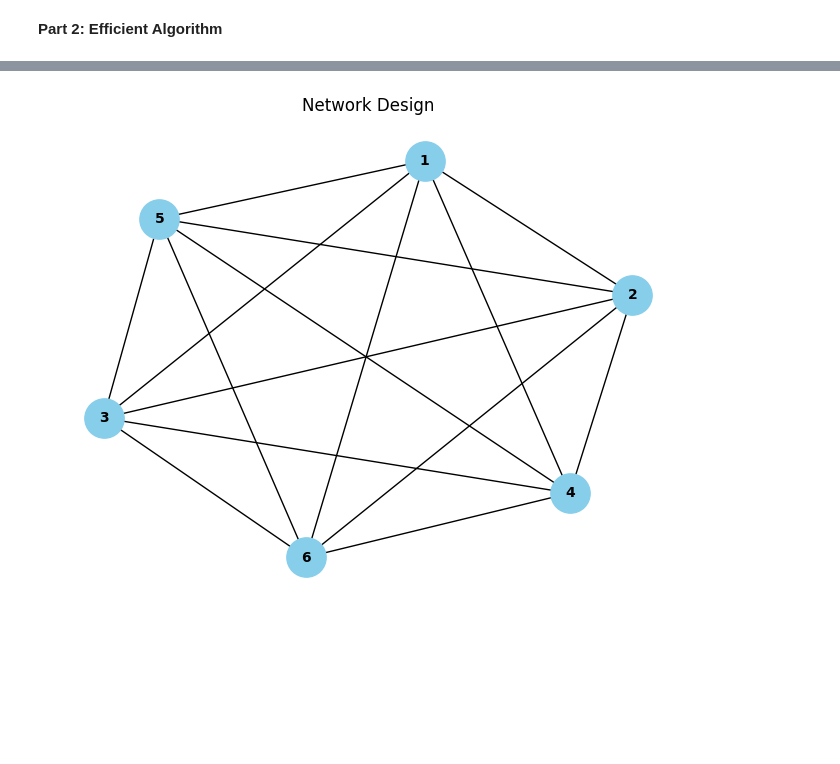
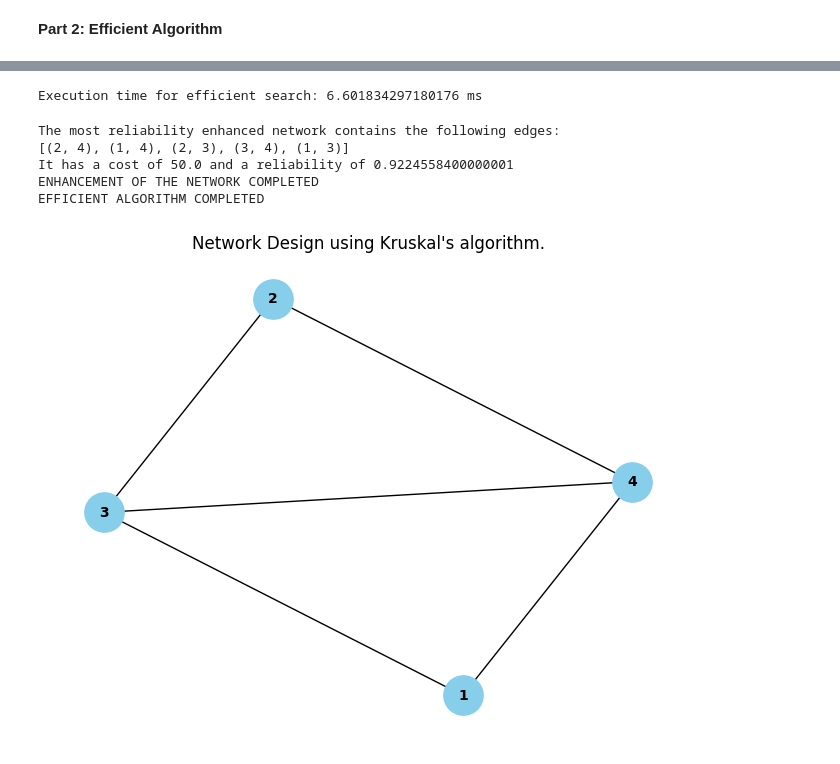
Before and after one commit to rambodazimi/Reliable-Network-Design, a Jupyter notebook: ecse422_project.ipynb, the cells around one changed output, grey strips where cells are left out. Saved outputs shown, nothing was run; the diff lists cells and outputs as text; code cells hidden in the pictures; blank space fills up the shorter version.

```diff
--- a/ecse422_project.ipynb
+++ b/ecse422_project.ipynb
@@ -67,10 +67,10 @@ def read_numbers_from_file(filename):
 
   return N, reliability_matrix, cost_matrix
 
-filename = "6_city.txt"
+filename = "4_city.txt"
 N, reliability_matrix, cost_matrix = read_numbers_from_file(filename)
 # Maximum cost for the network
-cost_limit = 10000
+cost_limit = 50
 
 print("N:", N)
 print("Reliability Matrix:", reliability_matrix)
@@ -342,6 +359,20 @@ def create_edge_info_list(cost_matrix, reliability_matrix):
       start += 1
       j = start + 1
   return edge_info_list
+
+#find reliability of enhanced network reliability
+def find_enhanced_reliability(edges_list, sorted_list) :
+  binary_digits = ['0'] * len(reliability_matrix)
+  for i in edges_list :
+    curr_edge = sorted_list[i][0]
+    starting_index = 0
+    for j in range(curr_edge[0]-1) :
+      starting_index += (N-j-1)
+    curr_index = starting_index + (curr_edge[1] - curr_edge[0] - 1)
+    binary_digits[curr_index] = '1'
+  binary = ''.join(binary_digits)
+  reliability = calculate_reliability(binary)
+  return reliability
 # %%
 #create adjacency matrix of network using Kruskal's algorithm
 #returns the resulting adjacency matrix, its cost and reliability,
@@ -443,20 +497,41 @@ The most reliability network has reliability of 0.7026050304 with total cost of
+# %%
+# END OF TIMER FOR EFFICIENT SEARCH
+end_time_efficient = time.time()
+
+total_time_efficient = end_time_efficient - start_time_efficient
+print("Execution time for efficient search:", total_time_efficient * 100, "ms")
+# %% [output]
+Execution time for efficient search: 6.601834297180176 ms
 # %%
 import networkx as nx
 import matplotlib.pyplot as plt
 
 # Add edges from adjacency matrix to list of tuples representing edges
-edges = []
-for i in range(len(selected_edges_indices)):
-  edges.append(sorted_list[i][0])
+if kruskal_reliability > 0.0 :
+  edges = []
+  for i in selected_edges_indices:
+    edges.append(sorted_list[i][0])
 
-# Create an empty graph
-G = nx.Graph()
-# Add edges to the graph
-G.add_edges_from(edges)
+  print("The most reliability enhanced network contains the following edges:")
+  print(edges)
+  print("It has a cost of " +str(network_cost)+ " and a reliability of " +str(network_reliability))
+  print("ENHANCEMENT OF THE NETWORK COMPLETED")
+  print("EFFICIENT ALGORITHM COMPLETED")
+  print("")
 
-# Draw the graph
-nx.draw(G, with_labels=True, node_color='skyblue', node_size=800, font_size=10, font_weight='bold')
-plt.title('Network Design')
-plt.show()
+  # Create an empty graph
+  G = nx.Graph()
+  # Add edges to the graph
+  G.add_edges_from(edges)
+
+  # Draw the graph
+  nx.draw(G, with_labels=True, node_color='skyblue', node_size=800, font_size=10, font_weight='bold')
+  plt.title('Network Design using Kruskal\'s algorithm.')
+  plt.show()
 # %% [output]
+The most reliability enhanced network contains the following edges:
+[(2, 4), (1, 4), (2, 3), (3, 4), (1, 3)]
+It has a cost of 50.0 and a reliability of 0.9224558400000001
+ENHANCEMENT OF THE NETWORK COMPLETED
+EFFICIENT ALGORITHM COMPLETED
-[figure, old version]
+[figure, new version]
```
Also changed, not shown: parts of 10 cells of this notebook.
